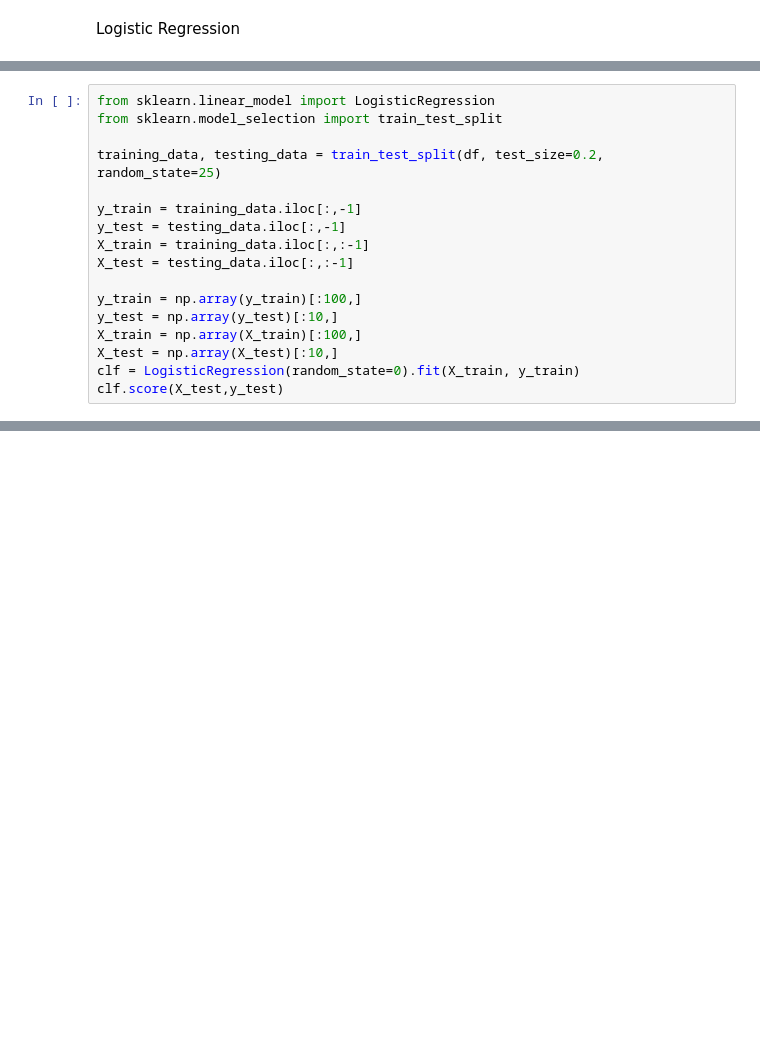
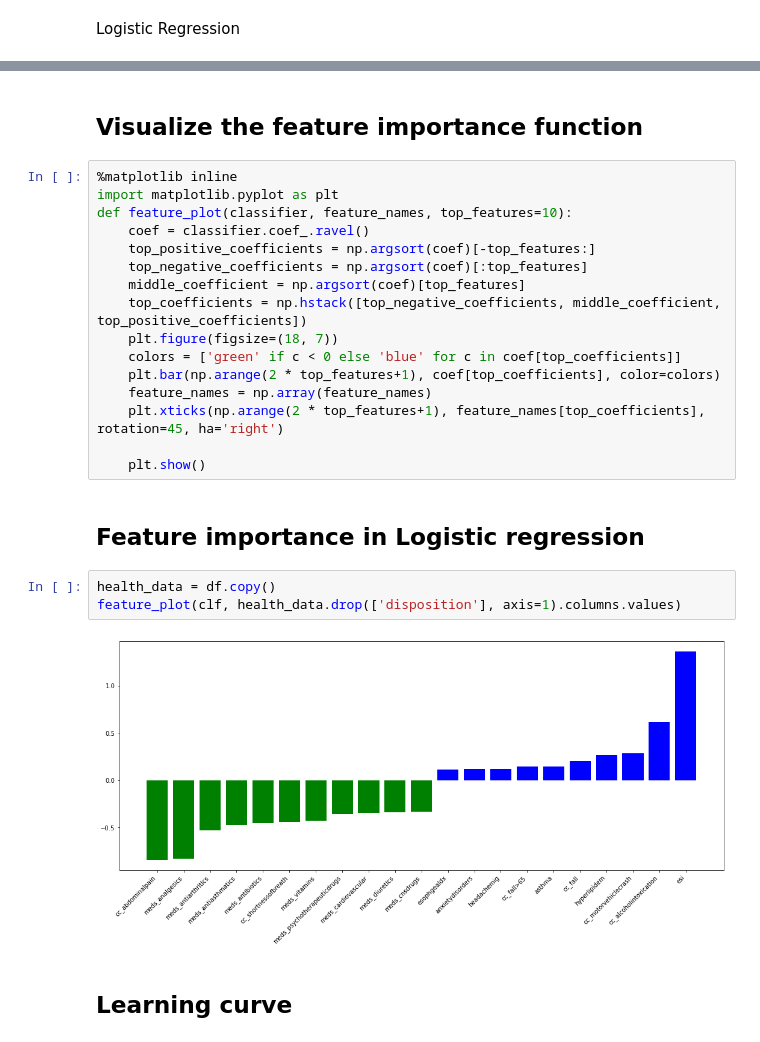
Before and after one commit to yuxuanwu17/02718-Emergency-department-ED-ML-Prediction, a Jupyter notebook: preprocessing/data_preprocessing.ipynb, the cells around one changed output, grey strips where cells are left out. Drawn from its saved outputs; the diff is of its cells as text; blank space fills up the shorter version.

```diff
--- a/preprocessing/data_preprocessing.ipynb
+++ b/preprocessing/data_preprocessing.ipynb
@@ -83,17 +91,0 @@ df.head()
-# %%
-from sklearn.linear_model import LogisticRegression
-from sklearn.model_selection import train_test_split
-
-training_data, testing_data = train_test_split(df, test_size=0.2, random_state=25)
-
-y_train = training_data.iloc[:,-1]
-y_test = testing_data.iloc[:,-1]
-X_train = training_data.iloc[:,:-1]
-X_test = testing_data.iloc[:,:-1]
-
-y_train = np.array(y_train)[:100,]
-y_test = np.array(y_test)[:10,]
-X_train = np.array(X_train)[:100,]
-X_test = np.array(X_test)[:10,]
-clf = LogisticRegression(random_state=0).fit(X_train, y_train)
-clf.score(X_test,y_test)
@@ -101,0 +118,27 @@ SVM
+# %% [markdown]
+## Visualize the feature importance function
+# %%
+%matplotlib inline
+import matplotlib.pyplot as plt
+def feature_plot(classifier, feature_names, top_features=10):
+    coef = classifier.coef_.ravel()
+    top_positive_coefficients = np.argsort(coef)[-top_features:]
+    top_negative_coefficients = np.argsort(coef)[:top_features]
+    middle_coefficient = np.argsort(coef)[top_features]
+    top_coefficients = np.hstack([top_negative_coefficients, middle_coefficient, top_positive_coefficients])
+    plt.figure(figsize=(18, 7))
+    colors = ['green' if c < 0 else 'blue' for c in coef[top_coefficients]]
+    plt.bar(np.arange(2 * top_features+1), coef[top_coefficients], color=colors)
+    feature_names = np.array(feature_names)
+    plt.xticks(np.arange(2 * top_features+1), feature_names[top_coefficients], rotation=45, ha='right')
+
+    plt.show()
+# %% [markdown]
+## Feature importance in Logistic regression
+# %%
+health_data = df.copy()
+feature_plot(clf, health_data.drop(['disposition'], axis=1).columns.values)
+# %% [output]
+[figure, added]
+# %% [markdown]
+## Learning curve
```
Also changed, not shown: parts of 15 cells of this notebook, 1 other file.
